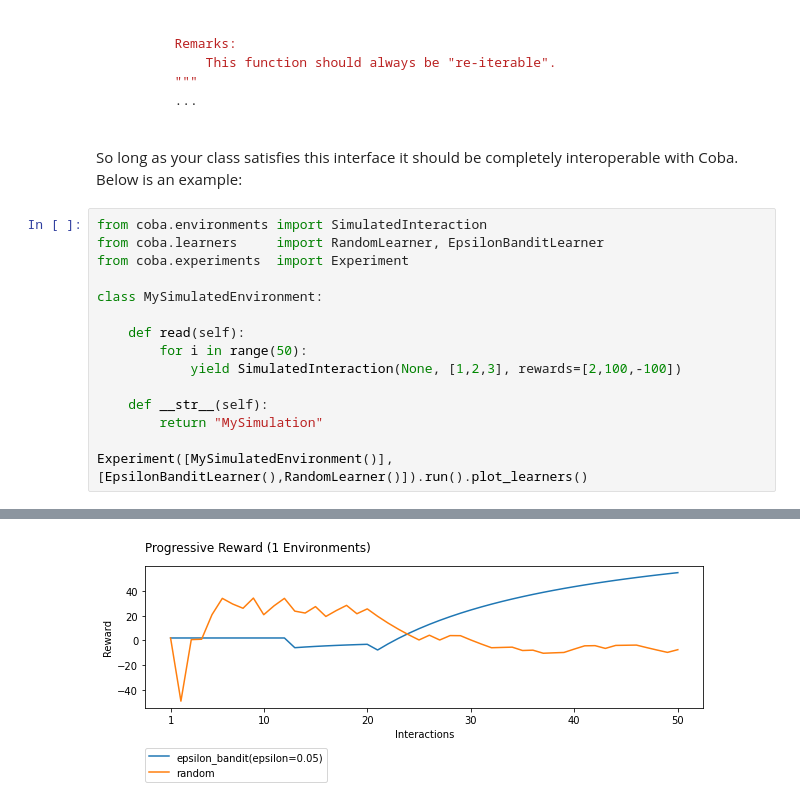
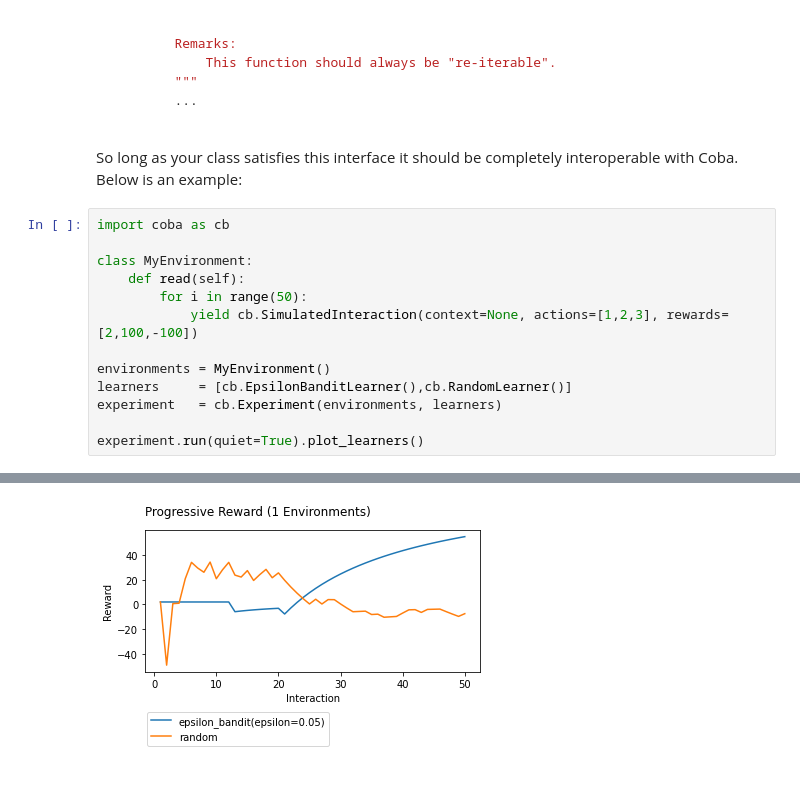
Before and after one commit to VowpalWabbit/coba, a Jupyter notebook: examples/notebooks/Environments.ipynb, the cells around one changed output, grey strips where cells are left out. Saved outputs shown, nothing was run; the diff lists cells and outputs as text.

```diff
--- a/examples/notebooks/Environments.ipynb
+++ b/examples/notebooks/Environments.ipynb
@@ -153,18 +97,16 @@ class SimulatedEnvironment:
 
 So long as your class satisfies this interface it should be completely interoperable with Coba. Below is an example:
 # %%
-from coba.environments import SimulatedInteraction
-from coba.learners     import RandomLearner, EpsilonBanditLearner
-from coba.experiments  import Experiment
+import coba as cb
 
-class MySimulatedEnvironment:
-
+class MyEnvironment:
     def read(self):
         for i in range(50):
-            yield SimulatedInteraction(None, [1,2,3], rewards=[2,100,-100])
+            yield cb.SimulatedInteraction(context=None, actions=[1,2,3], rewards=[2,100,-100])
 
-    def __str__(self):
-        return "MySimulation"
+environments = MyEnvironment()
+learners     = [cb.EpsilonBanditLearner(),cb.RandomLearner()]
+experiment   = cb.Experiment(environments, learners)
 
-Experiment([MySimulatedEnvironment()],[EpsilonBanditLearner(),RandomLearner()]).run().plot_learners()
+experiment.run(quiet=True).plot_learners()
 # %% [output]
@@ -179 +113 @@ Experiment([MySimulatedEnvironment()],[EpsilonBanditLearner(),RandomLearner()]).
-[figure, old version]
+[figure, new version]
```
Also changed, not shown: parts of 6 cells of this notebook, 21 other files.
